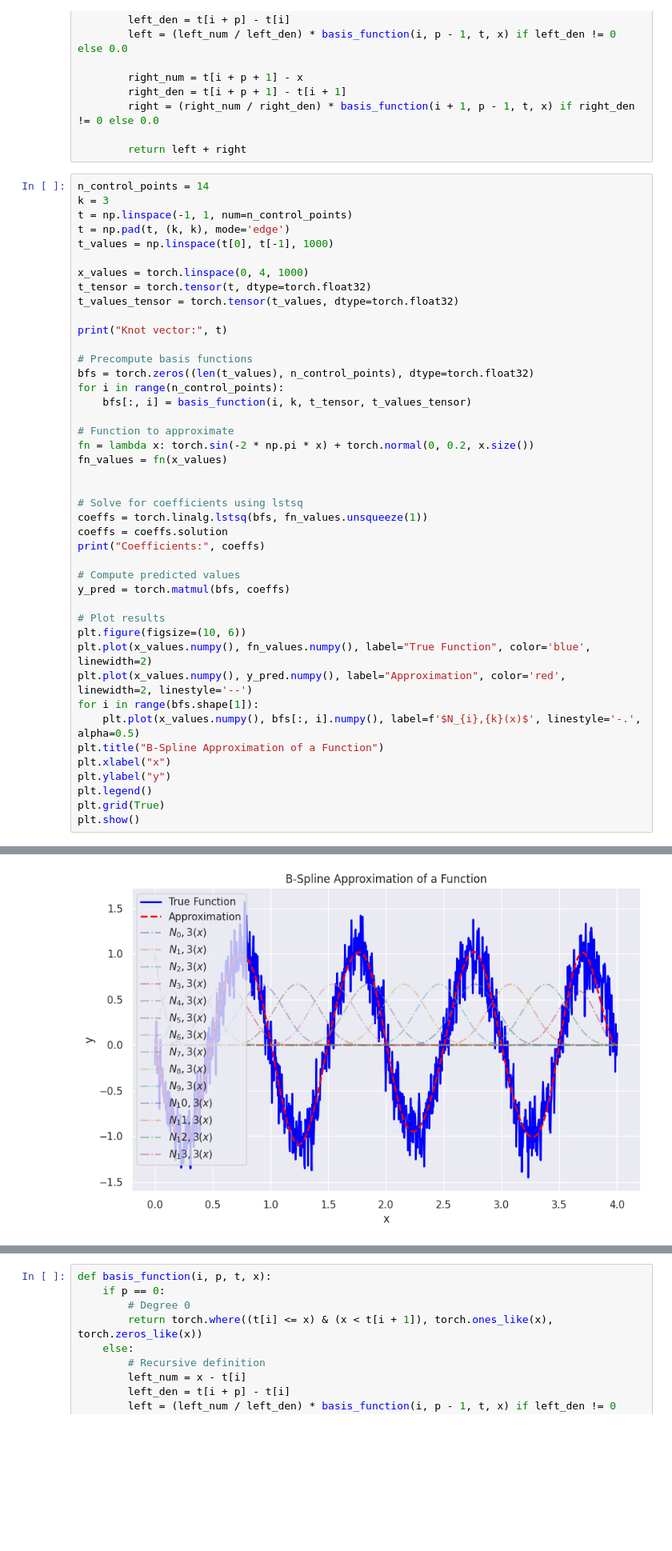
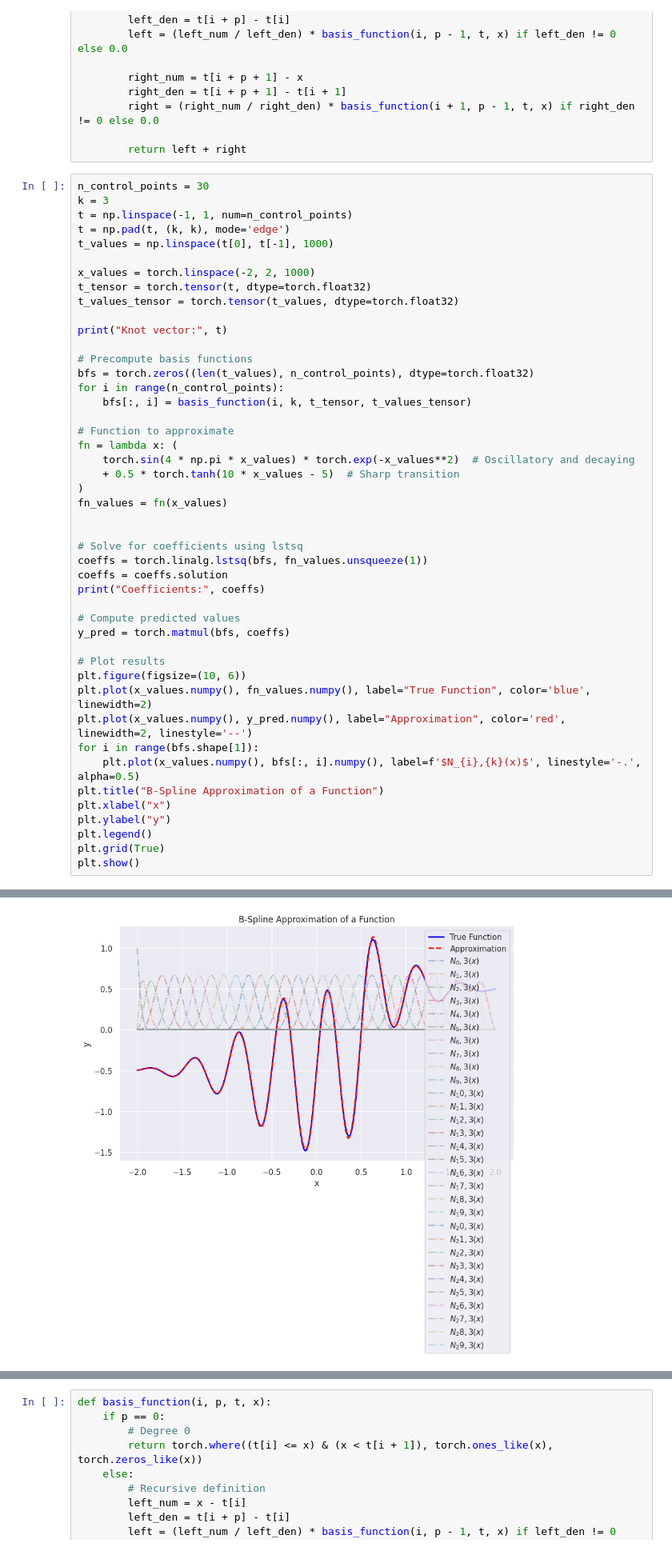
Before and after one commit to spagnoloG/kan, a Jupyter notebook: code/notebooks/03-kan.ipynb, the cells around one changed output, grey strips where cells are left out. Shown: that part at 80% size. Cells and saved outputs as stored; diff of their text form; blank space fills up the shorter version.

```diff
--- a/code/notebooks/03-kan.ipynb
+++ b/code/notebooks/03-kan.ipynb
@@ -26,13 +26,13 @@ def basis_function(i, p, t, x):
 
         return left + right
 # %%
-n_control_points = 14
+n_control_points = 30
 k = 3
 t = np.linspace(-1, 1, num=n_control_points)
 t = np.pad(t, (k, k), mode='edge')
 t_values = np.linspace(t[0], t[-1], 1000)
 
-x_values = torch.linspace(0, 4, 1000)
+x_values = torch.linspace(-2, 2, 1000)
 t_tensor = torch.tensor(t, dtype=torch.float32)
 t_values_tensor = torch.tensor(t_values, dtype=torch.float32)
 
@@ -44,7 +44,10 @@ for i in range(n_control_points):
     bfs[:, i] = basis_function(i, k, t_tensor, t_values_tensor)
 
 # Function to approximate
-fn = lambda x: torch.sin(-2 * np.pi * x) + torch.normal(0, 0.2, x.size())
+fn = lambda x: (
+    torch.sin(4 * np.pi * x_values) * torch.exp(-x_values**2)  # Oscillatory and decaying
+    + 0.5 * torch.tanh(10 * x_values - 5)  # Sharp transition
+)
 fn_values = fn(x_values)
 
 
@@ -90 +92 @@ Coefficients: tensor([[ 0.0578],
-[figure, old version]
+[figure, new version]
```
Also changed, not shown: parts of 6 cells of this notebook.
